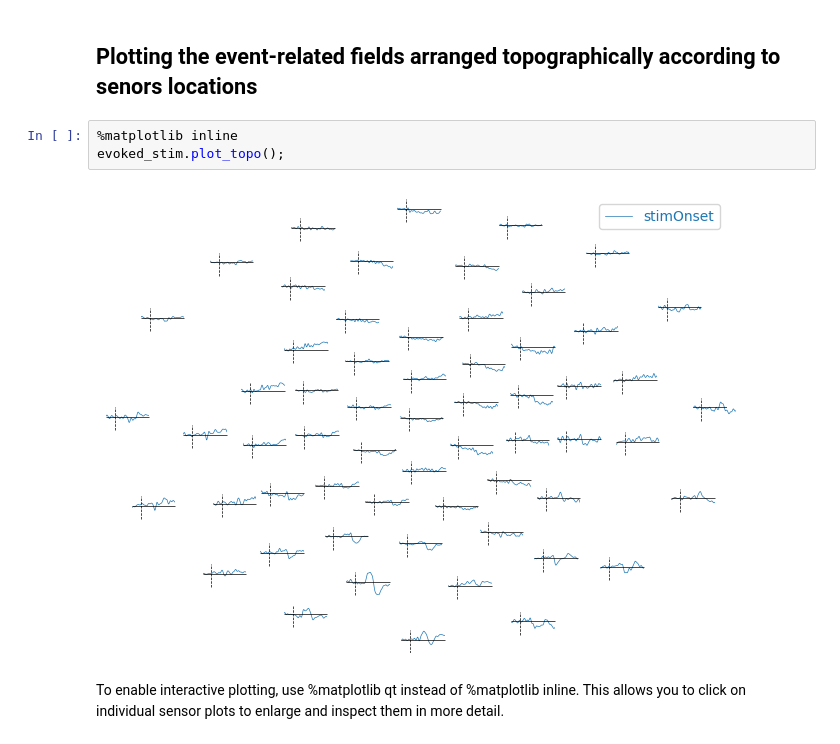
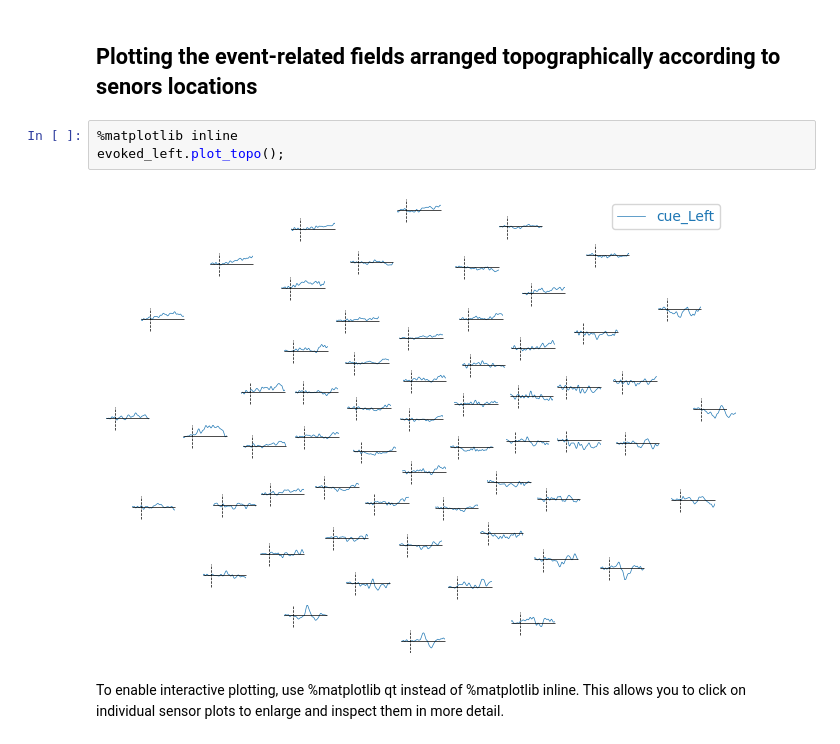
Before and after one commit to laurabpaulsen/Cerca, a Jupyter notebook: EventRelatedFields.ipynb, the cells around one changed output. Saved outputs shown, nothing was run; the diff lists cells and outputs as text.

```diff
--- a/EventRelatedFields.ipynb
+++ b/EventRelatedFields.ipynb
@@ -149,9 +131,9 @@ Here, note the large positive and negative event-related fields at respectively
 ## Plotting the event-related fields arranged topographically according to senors locations
 # %%
 %matplotlib inline
-evoked_stim.plot_topo();
+evoked_left.plot_topo();
 # %% [output]
-[figure, old version]
+[figure, new version]
 # %% [markdown]
 To enable interactive plotting, use %matplotlib qt instead of %matplotlib inline. This allows you to click on individual sensor plots to enlarge and inspect them in more detail.
 # %% [markdown]
```
Also changed, not shown: parts of 6 cells of this notebook, 8 other files.
